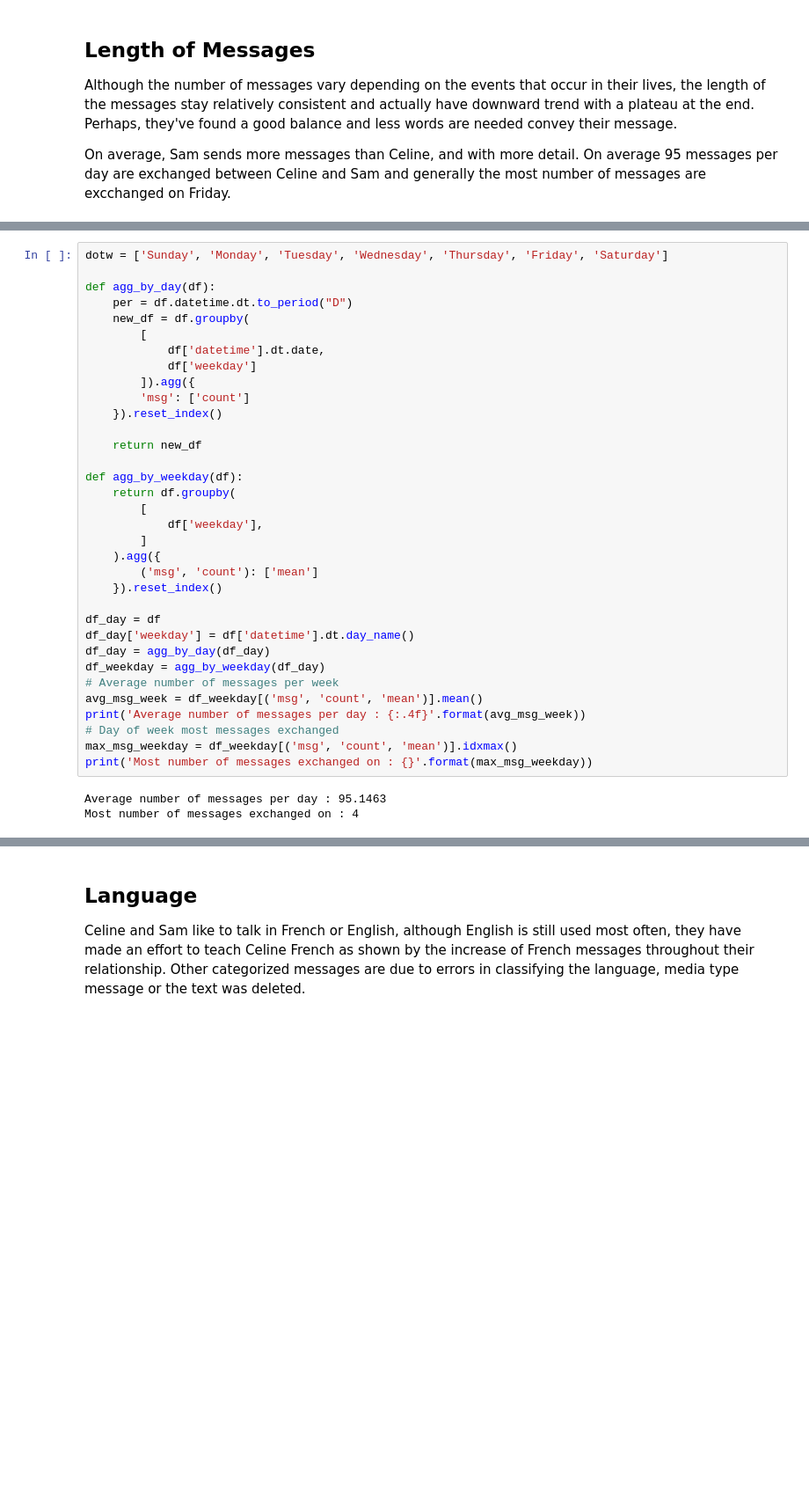
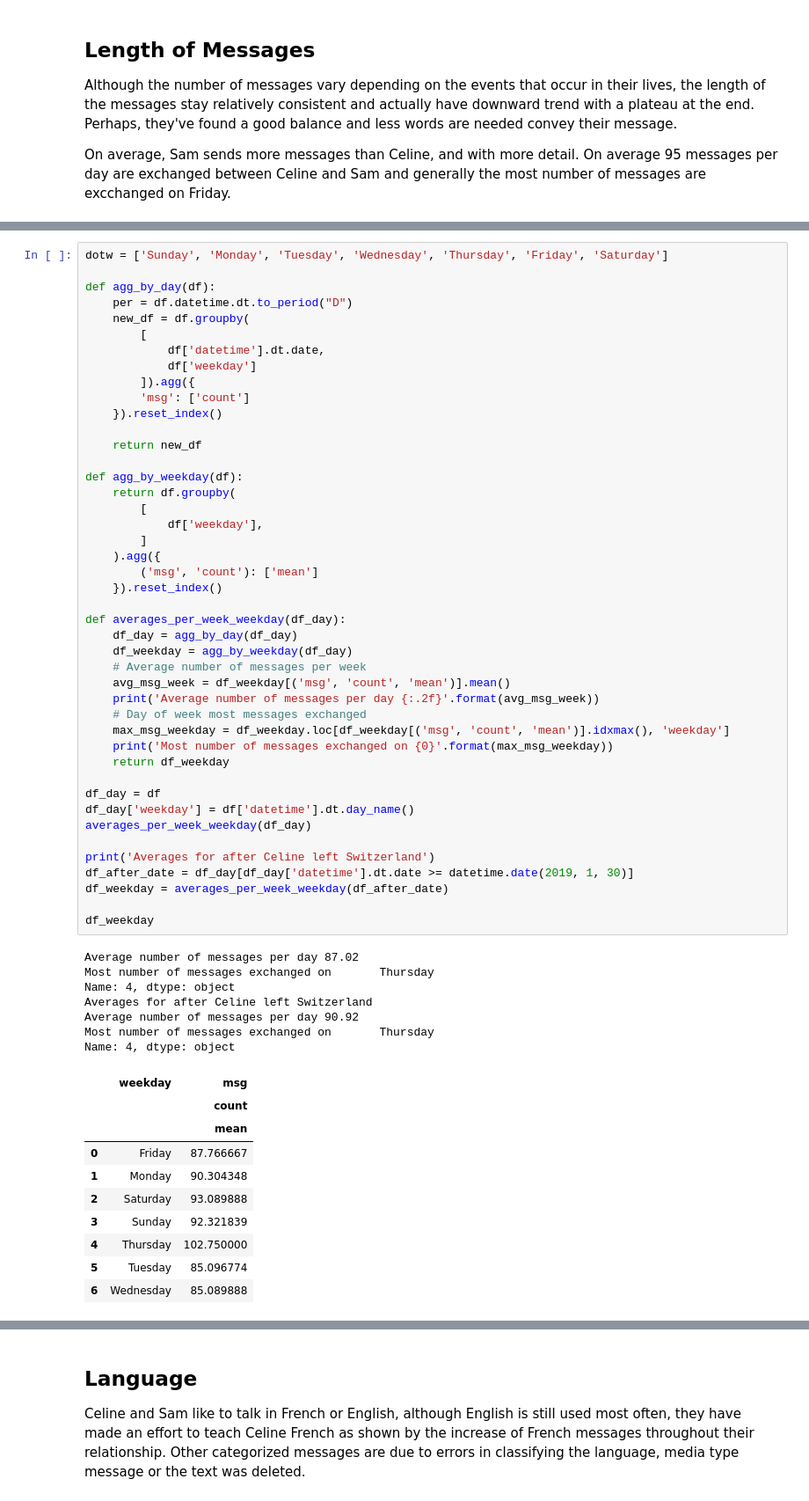
Before and after one commit to celine-y/sams-bday, a Jupyter notebook: chat.ipynb, the cells around one changed output, grey strips where cells are left out. Shown: that part at 88% size. Drawn from its saved outputs; the diff is of its cells as text; blank space fills up the shorter version.

```diff
--- a/chat.ipynb
+++ b/chat.ipynb
@@ -137,38 +144,63 @@ pplot.legend(title='Name')
 # %%
 dotw = ['Sunday', 'Monday', 'Tuesday', 'Wednesday', 'Thursday', 'Friday', 'Saturday']
 
 def agg_by_day(df):
     per = df.datetime.dt.to_period("D")
     new_df = df.groupby(
         [
             df['datetime'].dt.date,
             df['weekday']
         ]).agg({
         'msg': ['count']
     }).reset_index()
 
     return new_df
 
 def agg_by_weekday(df):
     return df.groupby(
         [
             df['weekday'],
         ]
     ).agg({
         ('msg', 'count'): ['mean']
     }).reset_index()
 
+def averages_per_week_weekday(df_day):
+    df_day = agg_by_day(df_day)
+    df_weekday = agg_by_weekday(df_day)
+    # Average number of messages per week
+    avg_msg_week = df_weekday[('msg', 'count', 'mean')].mean()
+    print('Average number of messages per day {:.2f}'.format(avg_msg_week))
+    # Day of week most messages exchanged
+    max_msg_weekday = df_weekday.loc[df_weekday[('msg', 'count', 'mean')].idxmax(), 'weekday']
+    print('Most number of messages exchanged on {0}'.format(max_msg_weekday))
+    return df_weekday
+
 df_day = df
 df_day['weekday'] = df['datetime'].dt.day_name()
-df_day = agg_by_day(df_day)
-df_weekday = agg_by_weekday(df_day)
-# Average number of messages per week
-avg_msg_week = df_weekday[('msg', 'count', 'mean')].mean()
-print('Average number of messages per day : {:.4f}'.format(avg_msg_week))
-# Day of week most messages exchanged
-max_msg_weekday = df_weekday[('msg', 'count', 'mean')].idxmax()
-print('Most number of messages exchanged on : {}'.format(max_msg_weekday))
+averages_per_week_weekday(df_day)
+
+print('Averages for after Celine left Switzerland')
+df_after_date = df_day[df_day['datetime'].dt.date >= datetime.date(2019, 1, 30)]
+df_weekday = averages_per_week_weekday(df_after_date)
+
+df_weekday
 # %% [output]
-Average number of messages per day : 95.1463
-Most number of messages exchanged on : 4
+Average number of messages per day 87.02
+Most number of messages exchanged on       Thursday
+Name: 4, dtype: object
+Averages for after Celine left Switzerland
+Average number of messages per day 90.92
+Most number of messages exchanged on       Thursday
+Name: 4, dtype: object
+|  | weekday | msg |
+|  |  | count |
+|  |  | mean |
+| 0 | Friday | 87.766667 |
+| 1 | Monday | 90.304348 |
+| 2 | Saturday | 93.089888 |
+| 3 | Sunday | 92.321839 |
+| 4 | Thursday | 102.750000 |
+| 5 | Tuesday | 85.096774 |
+| 6 | Wednesday | 85.089888 |
 # %%
```
Also changed, not shown: parts of 11 cells of this notebook, 1 other file.
